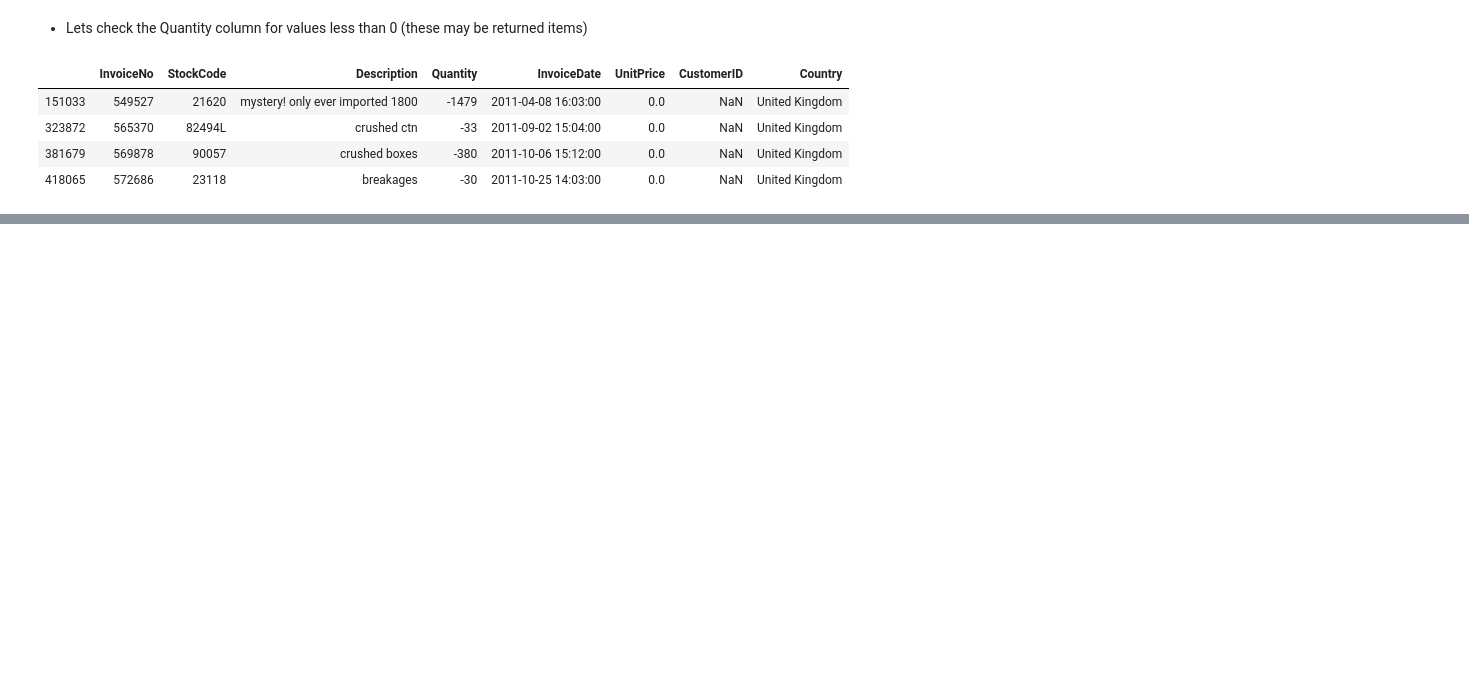
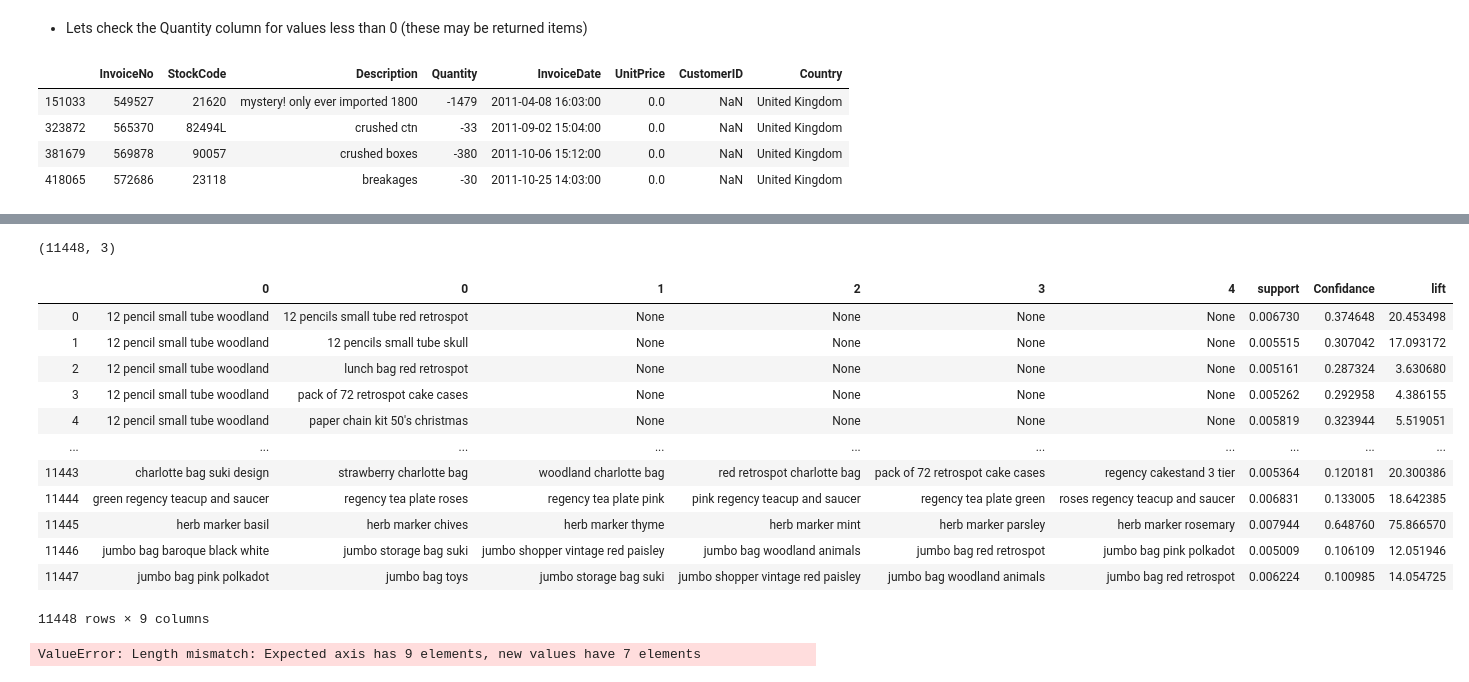
Before and after one commit to ChaitanyaKumar1508/MarketBasketAnalysis, a Jupyter notebook: MarketBasketAnalysis.ipynb, the cells around one changed output, grey strips where cells are left out. Drawn from its saved outputs; the diff is of its cells as text; code cells hidden in the pictures; blank space fills up the shorter version.

```diff
--- a/MarketBasketAnalysis.ipynb
+++ b/MarketBasketAnalysis.ipynb
@@ -232,0 +350,5 @@ See the caveats in the documentation: http://pandas.pydata.org/pandas-docs/stabl
+# %%
+# convert result in a dataframe for further operation
+
+df_results = pd.DataFrame(results)
+df_results.head(10)
@@ -232,0 +367,56 @@ See the caveats in the documentation: http://pandas.pydata.org/pandas-docs/stabl
+# %%
+df_results.shape
+# %% [output]
+(11448, 3)
+# %%
+# keep support in a separate data frame so we can use later..
+
+support = df_results.support
+# %%
+'''
+convert orderstatistic in a proper format.
+order statistic has lhs => rhs as well rhs => lhs we can choose any one for convience i choose first one which is 'df_results['ordered_statistics'][i][0]'
+'''
+
+# all four empty list which will contain lhs, rhs, confidance and lift respectively.
+
+first_values = []
+second_values = []
+third_values = []
+fourth_value = []
+
+# loop number of rows time and append 1 by 1 value in a separate list
+# first and second element was frozenset which need to be converted in list
+
+for i in range(df_results.shape[0]):
+    single_list = df_results['ordered_statistics'][i][0]
+    first_values.append(list(single_list[0]))
+    second_values.append(list(single_list[1]))
+    third_values.append(single_list[2])
+    fourth_value.append(single_list[3])
+# %%
+# convert all four list into dataframe for further operation
+
+lhs = pd.DataFrame(first_values)
+rhs= pd.DataFrame(second_values)
+confidance=pd.DataFrame(third_values,columns=['Confidance'])
+lift=pd.DataFrame(fourth_value,columns=['lift'])
+# %%
+# concat all list together in a single dataframe
+
+df_final = pd.concat([lhs,rhs,support,confidance,lift], axis=1)
+df_final
+# %% [output]
+|  | 0 | 0 | 1 | 2 | 3 | 4 | support | Confidance | lift |
+| 0 | 12 pencil small tube woodland | 12 pencils small tube red retrospot | None | None | None | None | 0.006730 | 0.374648 | 20.453498 |
+| 1 | 12 pencil small tube woodland | 12 pencils small tube skull | None | None | None | None | 0.005515 | 0.307042 | 17.093172 |
+| 2 | 12 pencil small tube woodland | lunch bag red retrospot | None | None | None | None | 0.005161 | 0.287324 | 3.630680 |
+| 3 | 12 pencil small tube woodland | pack of 72 retrospot cake cases | None | None | None | None | 0.005262 | 0.292958 | 4.386155 |
+| 4 | 12 pencil small tube woodland | paper chain kit 50's christmas | None | None | None | None | 0.005819 | 0.323944 | 5.519051 |
+| ... | ... | ... | ... | ... | ... | ... | ... | ... | ... |
+| 11443 | charlotte bag suki design | strawberry charlotte bag | woodland charlotte bag | red retrospot charlotte bag | pack of 72 retrospot cake cases | regency cakestand 3 tier | 0.005364 | 0.120181 | 20.300386 |
+| 11444 | green regency teacup and saucer | regency tea plate roses | regency tea plate pink | pink regency teacup and saucer | regency tea plate green | roses regency teacup and saucer | 0.006831 | 0.133005 | 18.642385 |
+| 11445 | herb marker basil | herb marker chives | herb marker thyme | herb marker mint | herb marker parsley | herb marker rosemary | 0.007944 | 0.648760 | 75.866570 |
+| 11446 | jumbo bag baroque black white | jumbo storage bag suki | jumbo shopper vintage red paisley | jumbo bag woodland animals | jumbo bag red retrospot | jumbo bag pink polkadot | 0.005009 | 0.106109 | 12.051946 |
+| 11447 | jumbo bag pink polkadot | jumbo bag toys | jumbo storage bag suki | jumbo shopper vintage red paisley | jumbo bag woodland animals | jumbo bag red retrospot | 0.006224 | 0.100985 | 14.054725 |
+11448 rows × 9 columns
@@ -232,0 +431,6 @@ See the caveats in the documentation: http://pandas.pydata.org/pandas-docs/stabl
+# %%
+# set column name
+
+df_final.columns = ['lhs',1,2,'rhs','support','confidance','lift']
+# %% [output]
+ValueError: Length mismatch: Expected axis has 9 elements, new values have 7 elements
```
Also changed, not shown: parts of 21 cells of this notebook.
